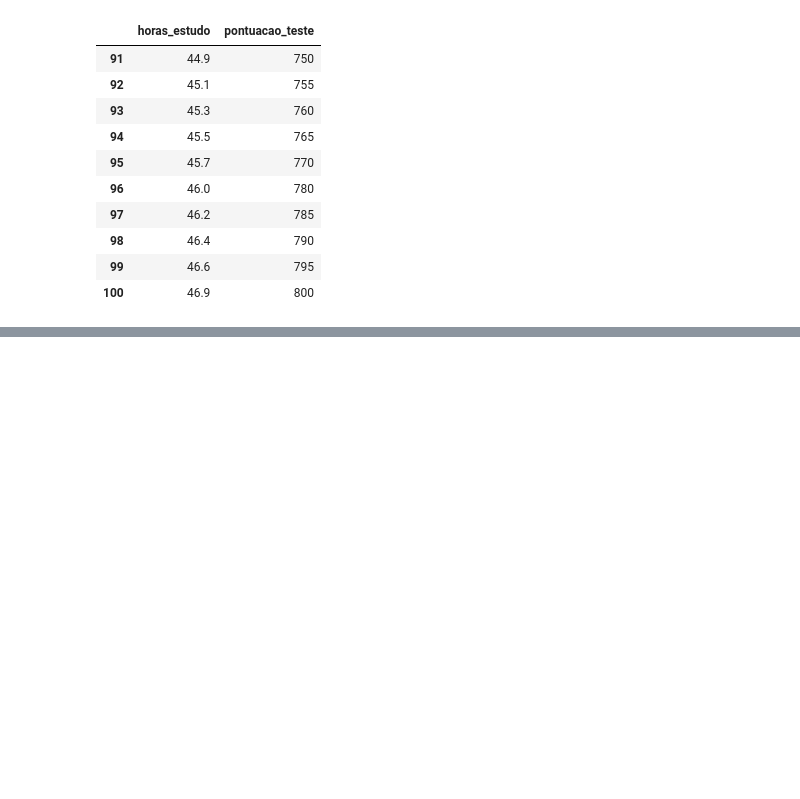
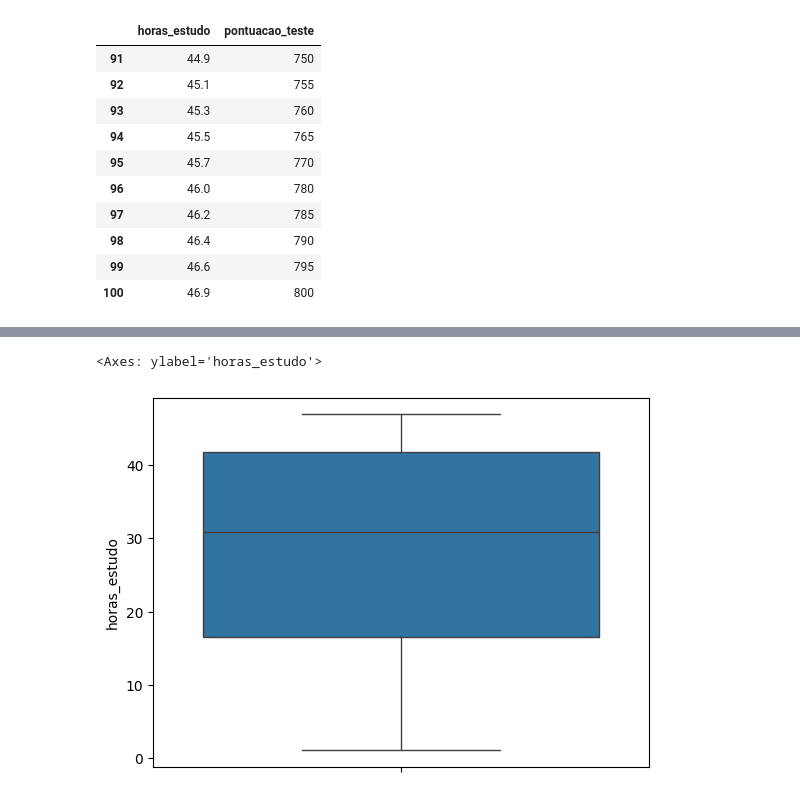
Before and after one commit to offellipe/regressao_linear, a Jupyter notebook: modelo_pontuacao.ipynb, the cells around one changed output, grey strips where cells are left out. Drawn from its saved outputs; the diff is of its cells as text; code cells hidden in the pictures; blank space fills up the shorter version.

```diff
--- a/modelo_pontuacao.ipynb
+++ b/modelo_pontuacao.ipynb
@@ -55,0 +80,8 @@ df_pontuacao.tail(10)
+# %%
+# Verificar se temos outliers
+# Plot Boxplot
+
+sns.boxplot(df_pontuacao, y='horas_estudo')
+# %% [output]
+<Axes: ylabel='horas_estudo'>
+[figure, added]
```
Also changed, not shown: parts of 8 cells of this notebook.
